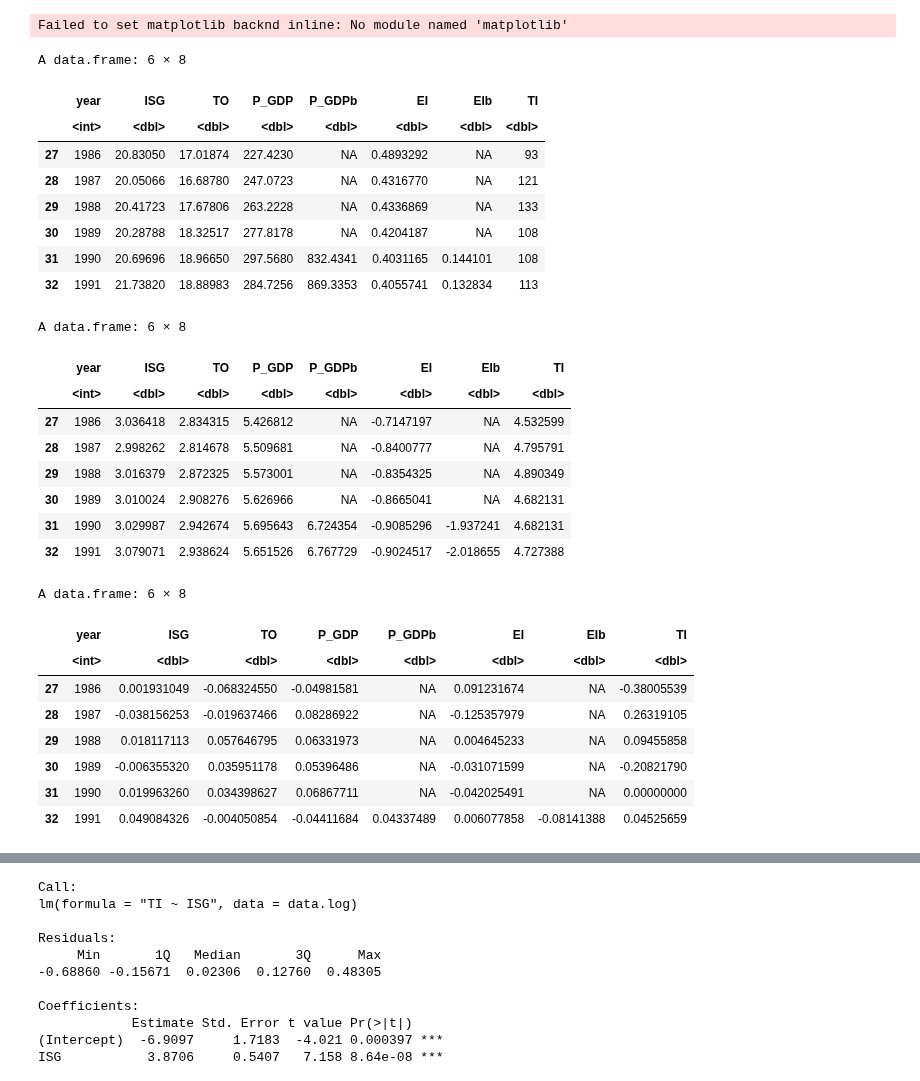
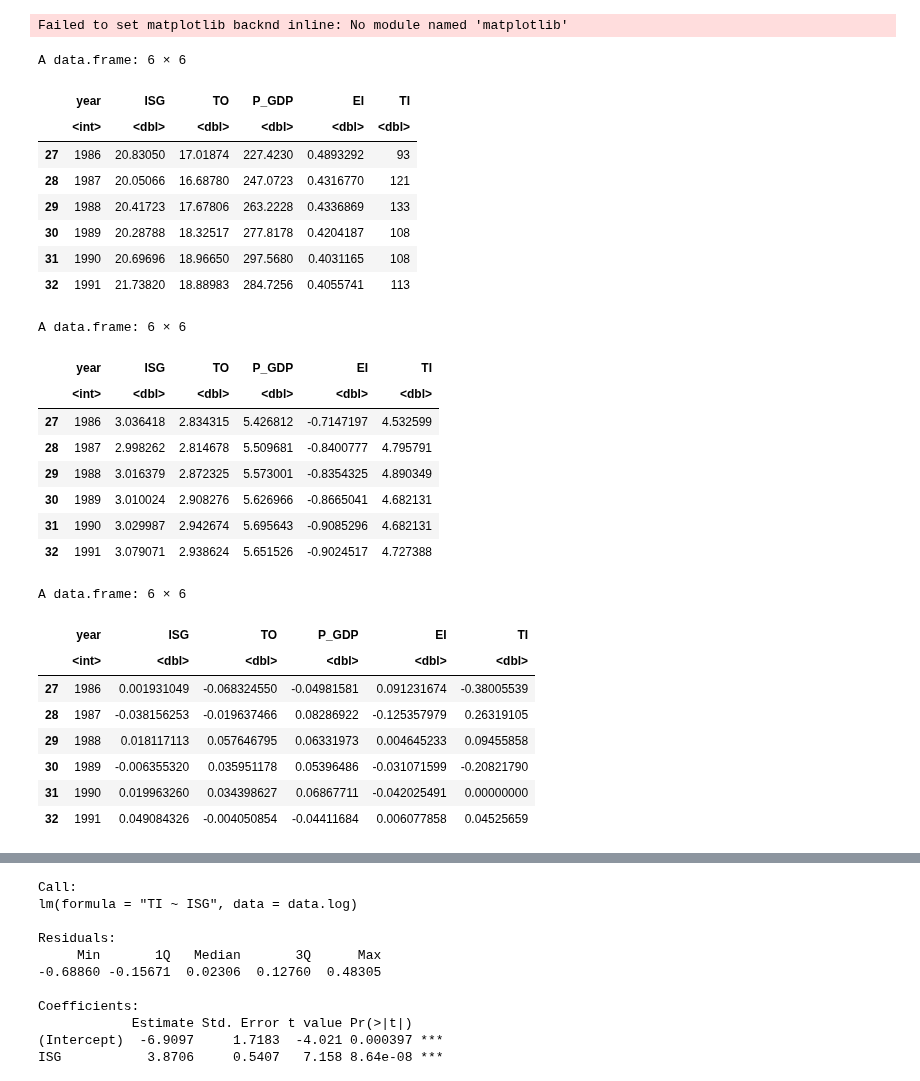
Before and after one commit to drakesiard/em-2020, a Jupyter notebook: analysis/2_original_path_model.ipynb, the cells around one changed output, grey strips where cells are left out. Drawn from its saved outputs; the diff is of its cells as text; code cells hidden in the pictures.

Commit message:
Tidy up notebooks after addition of FX data

```diff
--- a/analysis/2_original_path_model.ipynb
+++ b/analysis/2_original_path_model.ipynb
@@ -32,47 +32,47 @@ library(Hmisc)
 })
 # %%
 %get data_dir --from em-2020
-data.raw <- read.csv(file.path(data_dir, 'WB_BGD_201805.csv'))
+data.raw <- subset(read.csv(file.path(data_dir, 'WB_BGD_201805.csv')), select=c('year', 'ISG', 'TO', 'P_GDP', 'EI', 'TI'))
 data <- subset(data.raw, year >= 1986 & year <= 2015)
 head(data)
 
 data.log <- cbind(data.raw['year'], log(subset(data.raw, select=-year)))
 data.log <- subset(data.log, year >= 1986 & year <= 2015)
 head(data.log)
 
 
 # data.logdiff <- diff(as.matrix(log(data.raw)))
 data.logdiff <- cbind(data.raw[-1,'year', drop=FALSE], diff(as.matrix(log(subset(data.raw, select=-year)))))
 data.logdiff <- subset(data.logdiff, year >= 1986 & year <= 2015)
 head(data.logdiff)
 # %% [output]
-A data.frame: 6 × 8
+A data.frame: 6 × 6
-|  | year | ISG | TO | P_GDP | P_GDPb | EI | EIb | TI |
-|  | <int> | <dbl> | <dbl> | <dbl> | <dbl> | <dbl> | <dbl> | <dbl> |
-| 27 | 1986 | 20.83050 | 17.01874 | 227.4230 | NA | 0.4893292 | NA | 93 |
-| 28 | 1987 | 20.05066 | 16.68780 | 247.0723 | NA | 0.4316770 | NA | 121 |
-| 29 | 1988 | 20.41723 | 17.67806 | 263.2228 | NA | 0.4336869 | NA | 133 |
-| 30 | 1989 | 20.28788 | 18.32517 | 277.8178 | NA | 0.4204187 | NA | 108 |
-| 31 | 1990 | 20.69696 | 18.96650 | 297.5680 | 832.4341 | 0.4031165 | 0.144101 | 108 |
-| 32 | 1991 | 21.73820 | 18.88983 | 284.7256 | 869.3353 | 0.4055741 | 0.132834 | 113 |
+|  | year | ISG | TO | P_GDP | EI | TI |
+|  | <int> | <dbl> | <dbl> | <dbl> | <dbl> | <dbl> |
+| 27 | 1986 | 20.83050 | 17.01874 | 227.4230 | 0.4893292 | 93 |
+| 28 | 1987 | 20.05066 | 16.68780 | 247.0723 | 0.4316770 | 121 |
+| 29 | 1988 | 20.41723 | 17.67806 | 263.2228 | 0.4336869 | 133 |
+| 30 | 1989 | 20.28788 | 18.32517 | 277.8178 | 0.4204187 | 108 |
+| 31 | 1990 | 20.69696 | 18.96650 | 297.5680 | 0.4031165 | 108 |
+| 32 | 1991 | 21.73820 | 18.88983 | 284.7256 | 0.4055741 | 113 |
-A data.frame: 6 × 8
+A data.frame: 6 × 6
-|  | year | ISG | TO | P_GDP | P_GDPb | EI | EIb | TI |
-|  | <int> | <dbl> | <dbl> | <dbl> | <dbl> | <dbl> | <dbl> | <dbl> |
-| 27 | 1986 | 3.036418 | 2.834315 | 5.426812 | NA | -0.7147197 | NA | 4.532599 |
-| 28 | 1987 | 2.998262 | 2.814678 | 5.509681 | NA | -0.8400777 | NA | 4.795791 |
-| 29 | 1988 | 3.016379 | 2.872325 | 5.573001 | NA | -0.8354325 | NA | 4.890349 |
-| 30 | 1989 | 3.010024 | 2.908276 | 5.626966 | NA | -0.8665041 | NA | 4.682131 |
-| 31 | 1990 | 3.029987 | 2.942674 | 5.695643 | 6.724354 | -0.9085296 | -1.937241 | 4.682131 |
-| 32 | 1991 | 3.079071 | 2.938624 | 5.651526 | 6.767729 | -0.9024517 | -2.018655 | 4.727388 |
+|  | year | ISG | TO | P_GDP | EI | TI |
+|  | <int> | <dbl> | <dbl> | <dbl> | <dbl> | <dbl> |
+| 27 | 1986 | 3.036418 | 2.834315 | 5.426812 | -0.7147197 | 4.532599 |
+| 28 | 1987 | 2.998262 | 2.814678 | 5.509681 | -0.8400777 | 4.795791 |
+| 29 | 1988 | 3.016379 | 2.872325 | 5.573001 | -0.8354325 | 4.890349 |
+| 30 | 1989 | 3.010024 | 2.908276 | 5.626966 | -0.8665041 | 4.682131 |
+| 31 | 1990 | 3.029987 | 2.942674 | 5.695643 | -0.9085296 | 4.682131 |
+| 32 | 1991 | 3.079071 | 2.938624 | 5.651526 | -0.9024517 | 4.727388 |
-A data.frame: 6 × 8
+A data.frame: 6 × 6
-|  | year | ISG | TO | P_GDP | P_GDPb | EI | EIb | TI |
-|  | <int> | <dbl> | <dbl> | <dbl> | <dbl> | <dbl> | <dbl> | <dbl> |
-| 27 | 1986 | 0.001931049 | -0.068324550 | -0.04981581 | NA | 0.091231674 | NA | -0.38005539 |
-| 28 | 1987 | -0.038156253 | -0.019637466 | 0.08286922 | NA | -0.125357979 | NA | 0.26319105 |
-| 29 | 1988 | 0.018117113 | 0.057646795 | 0.06331973 | NA | 0.004645233 | NA | 0.09455858 |
-| 30 | 1989 | -0.006355320 | 0.035951178 | 0.05396486 | NA | -0.031071599 | NA | -0.20821790 |
-| 31 | 1990 | 0.019963260 | 0.034398627 | 0.06867711 | NA | -0.042025491 | NA | 0.00000000 |
-| 32 | 1991 | 0.049084326 | -0.004050854 | -0.04411684 | 0.04337489 | 0.006077858 | -0.08141388 | 0.04525659 |
+|  | year | ISG | TO | P_GDP | EI | TI |
+|  | <int> | <dbl> | <dbl> | <dbl> | <dbl> | <dbl> |
+| 27 | 1986 | 0.001931049 | -0.068324550 | -0.04981581 | 0.091231674 | -0.38005539 |
+| 28 | 1987 | -0.038156253 | -0.019637466 | 0.08286922 | -0.125357979 | 0.26319105 |
+| 29 | 1988 | 0.018117113 | 0.057646795 | 0.06331973 | 0.004645233 | 0.09455858 |
+| 30 | 1989 | -0.006355320 | 0.035951178 | 0.05396486 | -0.031071599 | -0.20821790 |
+| 31 | 1990 | 0.019963260 | 0.034398627 | 0.06867711 | -0.042025491 | 0.00000000 |
+| 32 | 1991 | 0.049084326 | -0.004050854 | -0.04411684 | 0.006077858 | 0.04525659 |
 # %%
 summary(data)
 order = c('ISG', 'TO', 'TI', 'P_GDP', 'EI')
```
Also changed, not shown: parts of 1 cell of this notebook, 6 other files.
